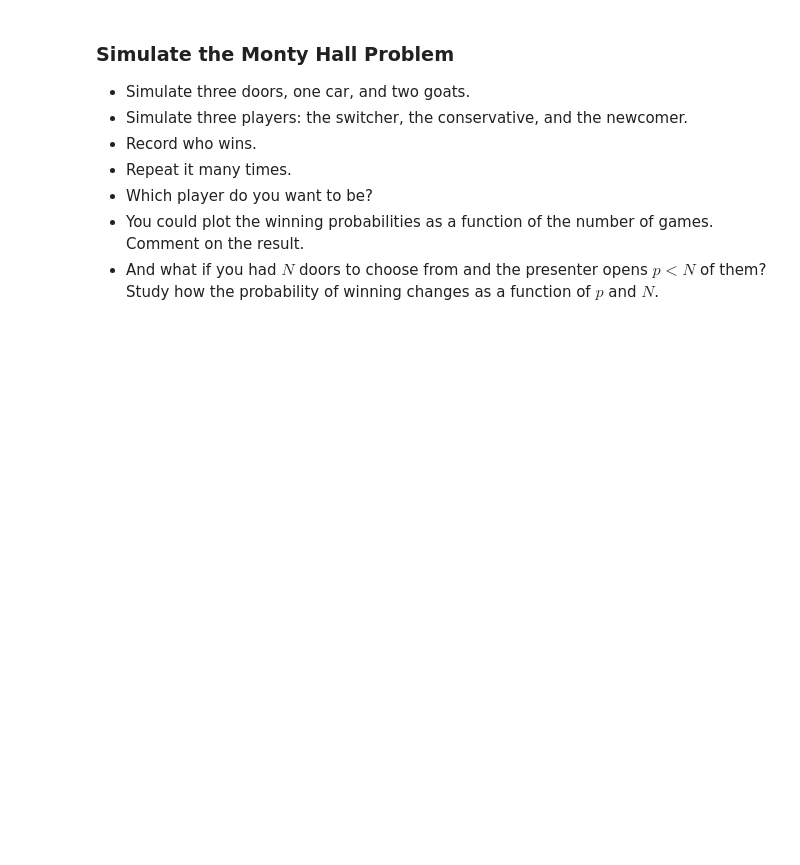
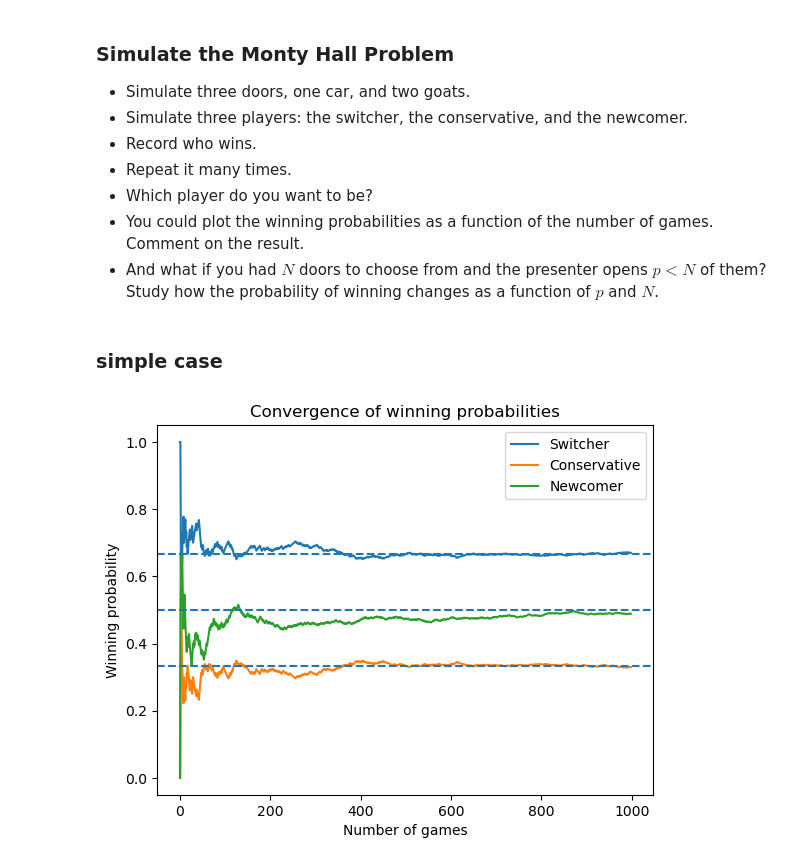
Before and after one commit to alessandrodipiano/machinelearning4physics_bicocca_2026, a Jupyter notebook: lectures/L01_probability.ipynb, the cells around one changed output. Drawn from its saved outputs; the diff is of its cells as text; code cells hidden in the pictures; blank space fills up the shorter version.

```diff
--- a/lectures/L01_probability.ipynb
+++ b/lectures/L01_probability.ipynb
@@ -360,3 +364,6 @@ x = x[x < 30]
  ...]
 # %% [markdown]
 We'll look at sampling next time, but hopefully you all know what an histogram is. The numbers we have are "samples" from a pdf and want to study its density.
+# %%
+'''import matplotlib as mpl
+mpl.rcParams['text.usetex'] = False'''
@@ -671,0 +809,25 @@ You might know or remember the answer already (or perhaps you saw this [in a mov
+# %% [markdown]
+### simple case
+# %%
+players=['newcomer', 'switcher', 'conservative']
+
+N=1000
+
+prob_S, prob_C, prob_N=simulation(players, N,2,1)
+# %%
+plt.plot(prob_S, label="Switcher")
+plt.plot(prob_C, label="Conservative")
+plt.plot(prob_N, label="Newcomer")
+
+plt.axhline(y=2/3, linestyle='--')
+plt.axhline(y=1/3, linestyle='--')
+plt.axhline(y=1/2, linestyle='--')
+
+plt.xlabel("Number of games")
+plt.ylabel("Winning probability")
+plt.title("Convergence of winning probabilities")
+
+plt.legend()
+plt.show()
+# %% [output]
+[figure, added]
```
Also changed, not shown: parts of 15 cells of this notebook.
